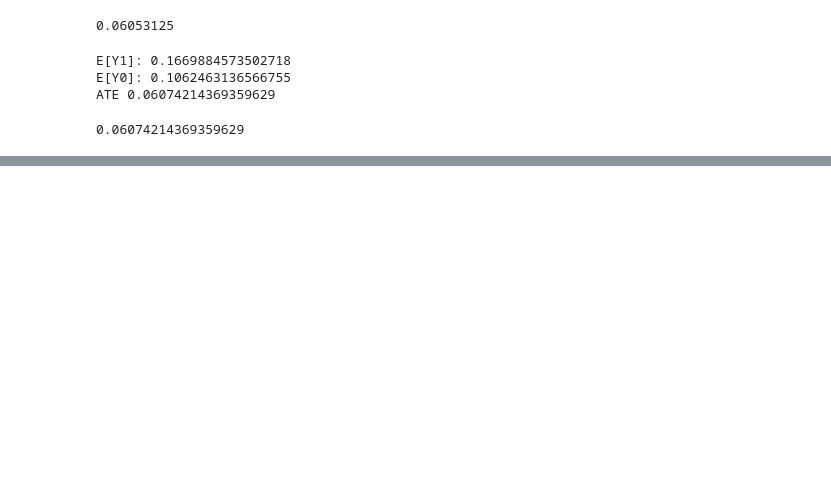
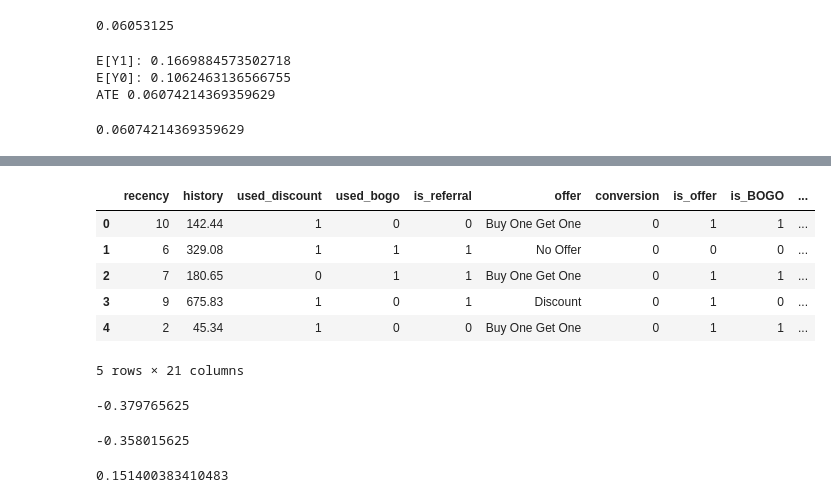
Before and after one commit to KyungbinChoi/causal_inference_python, a Jupyter notebook: contents/case_module/kb/example_notebook.ipynb, the cells around one changed output, grey strips where cells are left out. Drawn from its saved outputs; the diff is of its cells as text; code cells hidden in the pictures; blank space fills up the shorter version.

```diff
--- a/contents/case_module/kb/example_notebook.ipynb
+++ b/contents/case_module/kb/example_notebook.ipynb
@@ -331,0 +313,4 @@ from propensity_score import *
+# %%
+
+scaler = StandardScaler()
+df[['sc_history','sc_recency']] = scaler.fit_transform(df[['history','recency']])
@@ -331,0 +339,2 @@ from propensity_score import *
+# %%
+df = pd.concat([df, pd.get_dummies(df['offer'])[['Buy One Get One','Discount']].astype(int).rename(columns={'Buy One Get One':'is_BOGO','Discount':'is_Discount'})],axis=1)
@@ -356,0 +388,13 @@ doubly_robust(ps_score_df, ['used_discount', 'used_bogo', 'is_referral', 'channe
+# %%
+# multi-class 로 propensity score 추출
+X_cols = ['used_discount', 'used_bogo', 'is_referral', 'channel', 'zip_code','sc_history','sc_recency']
+y_col = 'offer'
+
+X_dummies = pd.get_dummies(df[['channel', 'zip_code']])
+tmp_df = pd.concat([df.copy().drop(['channel', 'zip_code'],axis=1), X_dummies],axis=1)
+X_cols = [c for c in tmp_df.columns if c != 'offer']
+
+lg_model = LogisticRegression(multi_class='multinomial',solver='lbfgs', max_iter=500)
+lg_model.fit(tmp_df[X_cols], df[y_col])
+
+propensity_scores = lg_model.predict_proba(tmp_df[X_cols])
@@ -356,0 +409,61 @@ doubly_robust(ps_score_df, ['used_discount', 'used_bogo', 'is_referral', 'channe
+# %%
+tmp_df['ps_bogo'] = propensity_scores[:, 0]
+tmp_df['ps_discount'] = propensity_scores[:, 1]
+tmp_df['ps_no_offer'] = propensity_scores[:, 2]
+# %%
+tmp_df.head()
+# %% [output]
+|  | recency | history | used_discount | used_bogo | is_referral | offer | conversion | is_offer | is_BOGO | ... |
+| 0 | 10 | 142.44 | 1 | 0 | 0 | Buy One Get One | 0 | 1 | 1 | ... |
+| 1 | 6 | 329.08 | 1 | 1 | 1 | No Offer | 0 | 0 | 0 | ... |
+| 2 | 7 | 180.65 | 0 | 1 | 1 | Buy One Get One | 0 | 1 | 1 | ... |
+| 3 | 9 | 675.83 | 1 | 0 | 1 | Discount | 0 | 1 | 0 | ... |
+| 4 | 2 | 45.34 | 1 | 0 | 0 | Buy One Get One | 0 | 1 | 1 | ... |
+5 rows × 21 columns
+# %%
+propensity_score_matching(tmp_df.rename(columns={'ps_bogo':'propensity_score'}), 'is_BOGO', 'conversion')
+# %% [output]
+-0.379765625
+# %%
+propensity_score_matching(tmp_df.rename(columns={'ps_discount':'propensity_score'}), 'is_Discount', 'conversion')
+# %% [output]
+-0.358015625
+# %%
+def perform_matching(df, treatment, propensity_col, outcome_col='Y'):
+    """
+    매칭 수행 후 ATE를 계산하는 함수.
+
+    Parameters:
+    - df: pandas DataFrame, 입력 데이터
+    - treatment: str, 처치 상태 이름 (예: 'bogo')
+    - propensity_col: str, 해당 처리 상태의 Propensity Score 컬럼명
+    - outcome_col: str, 결과 변수 컬럼명 (기본값 'Y')
+
+    Returns:
+    - matched_data: pandas DataFrame, 매칭된 처리/대조 그룹 데이터
+    - ATE: float, 매칭된 데이터로 계산한 평균 처치 효과
+    """
+    # 처리 그룹과 대조 그룹 나누기
+    treated = df[df['offer'] == treatment].reset_index(drop=True)
+    control = df[df['offer'] != treatment].reset_index(drop=True)
+
+    # Nearest Neighbors로 매칭
+    nn = NearestNeighbors(n_neighbors=1, metric='cosine')
+    nn.fit(control[[propensity_col]])
+    distances, indices = nn.kneighbors(treated[[propensity_col]])
+
+    # 매칭된 대조 그룹 데이터
+    matched_control = control.iloc[indices.flatten()].reset_index(drop=True)
+
+    # 매칭된 처리/대조 그룹 데이터 통합
+    matched_treated = treated.reset_index(drop=True)
+    matched_data = pd.concat([matched_treated, matched_control], keys=['treated', 'control'])
+
+    # ATE 계산
+    ate = matched_treated[outcome_col].mean() - matched_control[outcome_col].mean()
+
+    return matched_data, ate
+
+perform_matching(tmp_df, treatment='Buy One Get One', propensity_col='ps_bogo',outcome_col='conversion')[1]
+# %% [output]
+0.151400383410483
```
Also changed, not shown: parts of 12 cells of this notebook.
